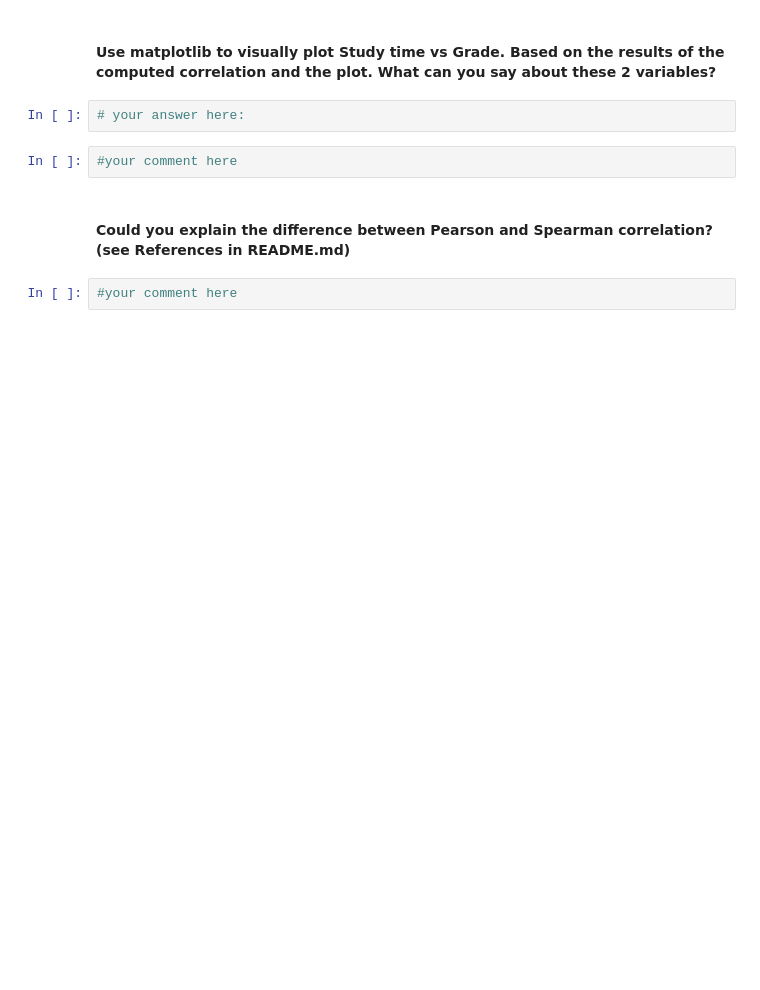
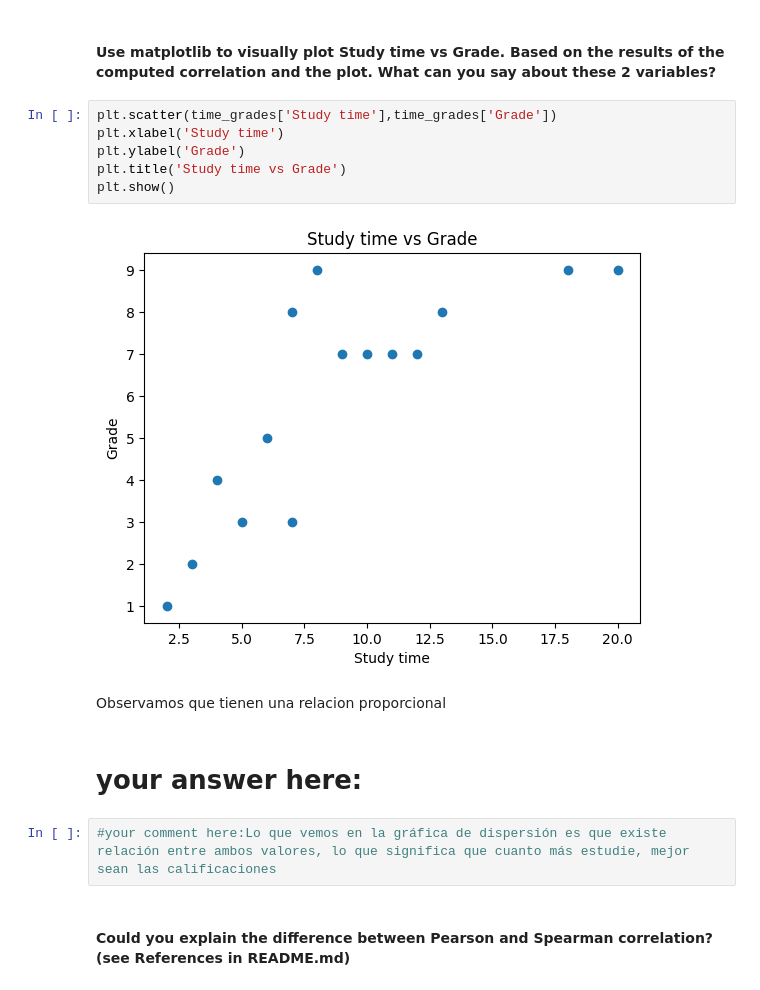
Before and after one commit to Ironhack-Data-Madrid-Octubre-2023/5.1-lab_pivot_table_and_correlation, a Jupyter notebook: your_code/main.ipynb, the cells around one changed output. Drawn from its saved outputs; the diff is of its cells as text; blank space fills up the shorter version.

```diff
--- a/your_code/main.ipynb
+++ b/your_code/main.ipynb
@@ -310,10 +364,18 @@ column= ['Calorie burned', 'Steps','Floors','Minutes Sedentary','Minutes Very Ac
 # %% [markdown]
 #### Use matplotlib to visually plot Study time vs Grade. Based on the results of the computed correlation and the plot. What can you say about these 2 variables?
-# %%
-# your answer here:
-# %%
-#your comment here
+# %%
+plt.scatter(time_grades['Study time'],time_grades['Grade'])
+plt.xlabel('Study time')
+plt.ylabel('Grade')
+plt.title('Study time vs Grade')
+plt.show()
+# %% [output]
+[figure, added]
+# %% [markdown]
+Observamos que tienen una relacion proporcional
+# %% [markdown]
+# your answer here:
+# %%
+#your comment here:Lo que vemos en la gráfica de dispersión es que existe relación entre ambos valores, lo que significa que cuanto más estudie, mejor sean las calificaciones
 # %% [markdown]
 #### Could you explain the difference between Pearson and Spearman correlation? (see References in README.md)
-# %%
-#your comment here
```
Also changed, not shown: parts of 12 cells of this notebook.
